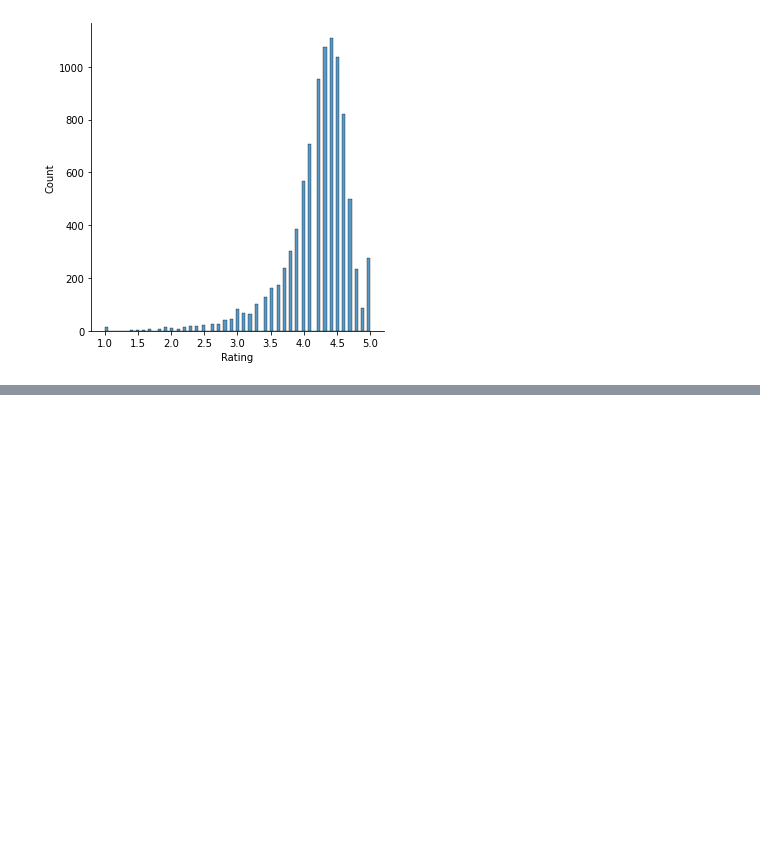
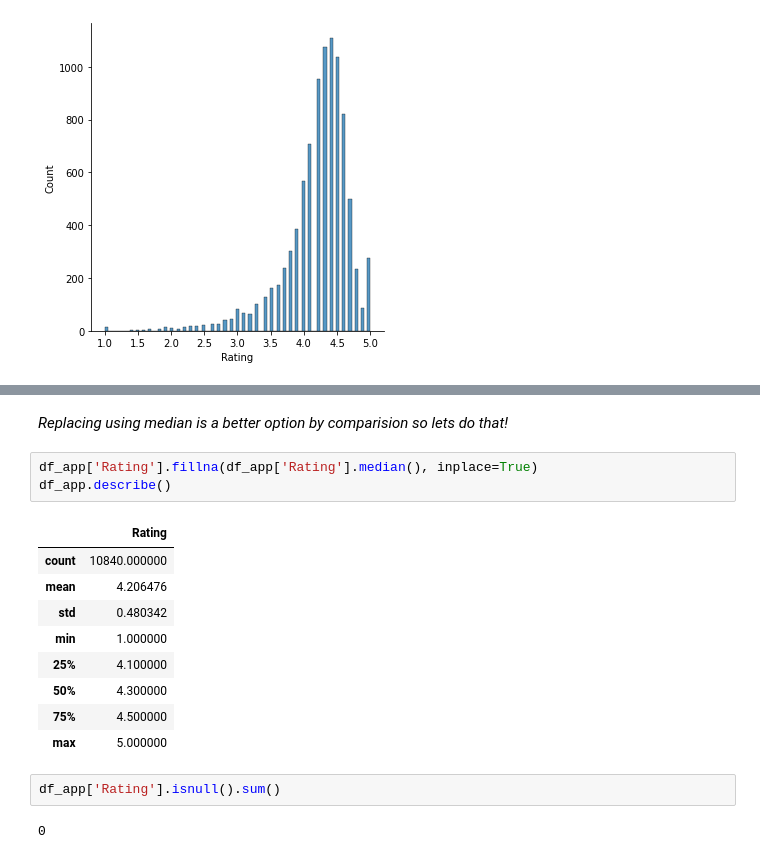
Before and after one commit to paulsoumyadip/eda_on_playstore_review, a Jupyter notebook: Play_Store_App_Review_Analysis_Capstone_Project.ipynb, the cells around one changed output, grey strips where cells are left out. Saved outputs shown, nothing was run; the diff lists cells and outputs as text; blank space fills up the shorter version.

```diff
--- a/Play_Store_App_Review_Analysis_Capstone_Project.ipynb
+++ b/Play_Store_App_Review_Analysis_Capstone_Project.ipynb
@@ -175,0 +204,19 @@ sns.displot(df_app['Rating'])
+# %% [markdown]
+*Replacing using median is a better option by comparision so lets do that!*
+# %%
+df_app['Rating'].fillna(df_app['Rating'].median(), inplace=True)
+df_app.describe()
+# %% [output]
+|  | Rating |
+| count | 10840.000000 |
+| mean | 4.206476 |
+| std | 0.480342 |
+| min | 1.000000 |
+| 25% | 4.100000 |
+| 50% | 4.300000 |
+| 75% | 4.500000 |
+| max | 5.000000 |
+# %%
+df_app['Rating'].isnull().sum()
+# %% [output]
+0
```
Also changed, not shown: parts of 21 cells of this notebook.
